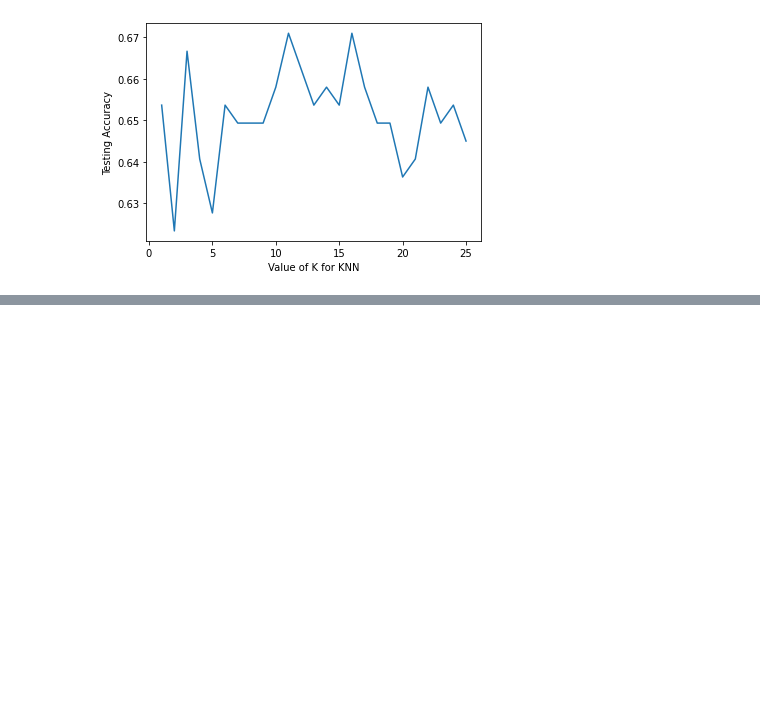
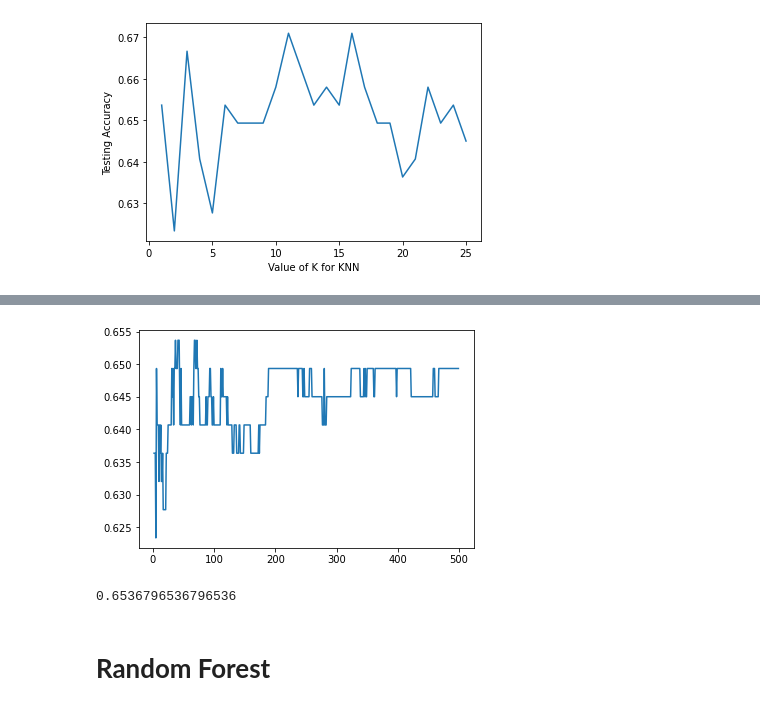
Before and after one commit to Fiqry-Wahyu-Diky/datamining, a Jupyter notebook: _sources/Tugas 7.ipynb, the cells around one changed output, grey strips where cells are left out. Cells and saved outputs as stored; diff of their text form; code cells hidden in the pictures; blank space fills up the shorter version.

```diff
--- a/_sources/Tugas 7.ipynb
+++ b/_sources/Tugas 7.ipynb
@@ -299,0 +310,2 @@ Text(0, 0.5, 'Testing Accuracy')
+# %%
+gaussian = clf2.fit(training, training_label)
@@ -299,0 +324,14 @@ Text(0, 0.5, 'Testing Accuracy')
+# %%
+from sklearn.ensemble import BaggingClassifier
+n = list(range(2,500))
+acuracy = []
+for i in n:
+  bag = BaggingClassifier(
+          base_estimator=gaussian, # knn,gnb, jst
+          n_estimators=i,
+          random_state=0)
+  bag = bag.fit(training, training_label)
+  y_test_pred = bag.predict(test)
+  bag_test = accuracy_score(test_label, y_test_pred)
+  print(f'acuracy n = {i} = {bag_test}')
+  acuracy.append(bag_test)
@@ -299,0 +356,13 @@ Text(0, 0.5, 'Testing Accuracy')
+# %%
+import matplotlib.pyplot as plt
+# n = list(range(2,500))
+plt.plot(n, acuracy)
+plt.show()
+# %% [output]
+[figure, added]
+# %%
+max(acuracy)
+# %% [output]
+0.6536796536796536
+# %% [markdown]
+# **Random Forest**
```
Also changed, not shown: parts of 15 cells of this notebook, 28 other files.
